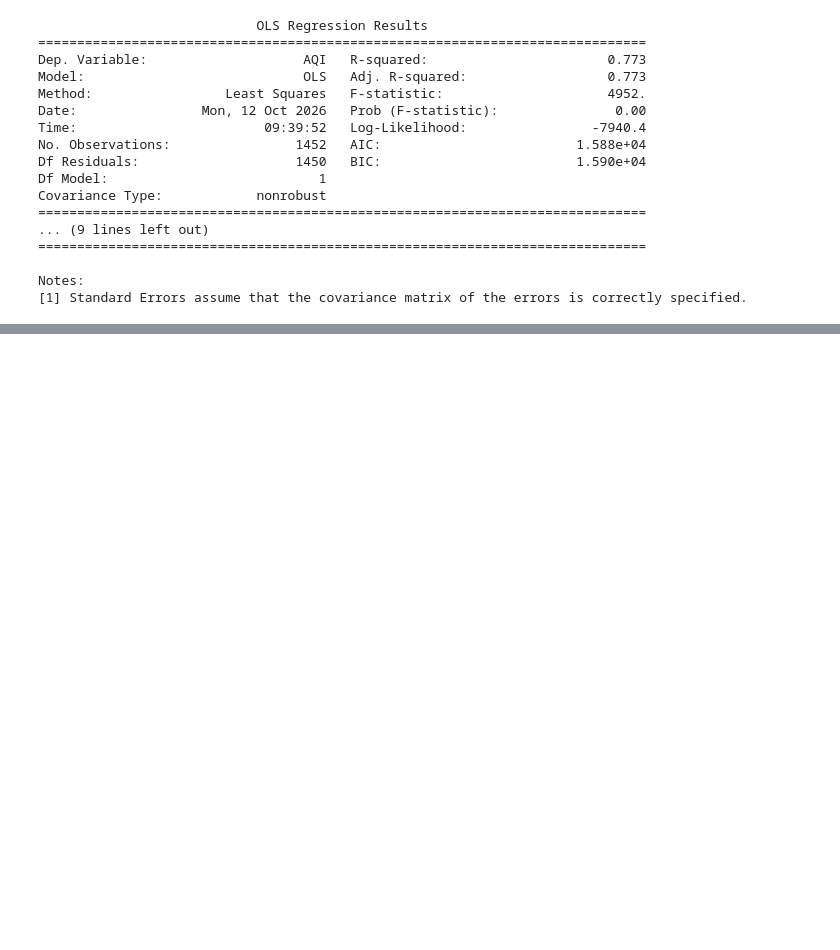
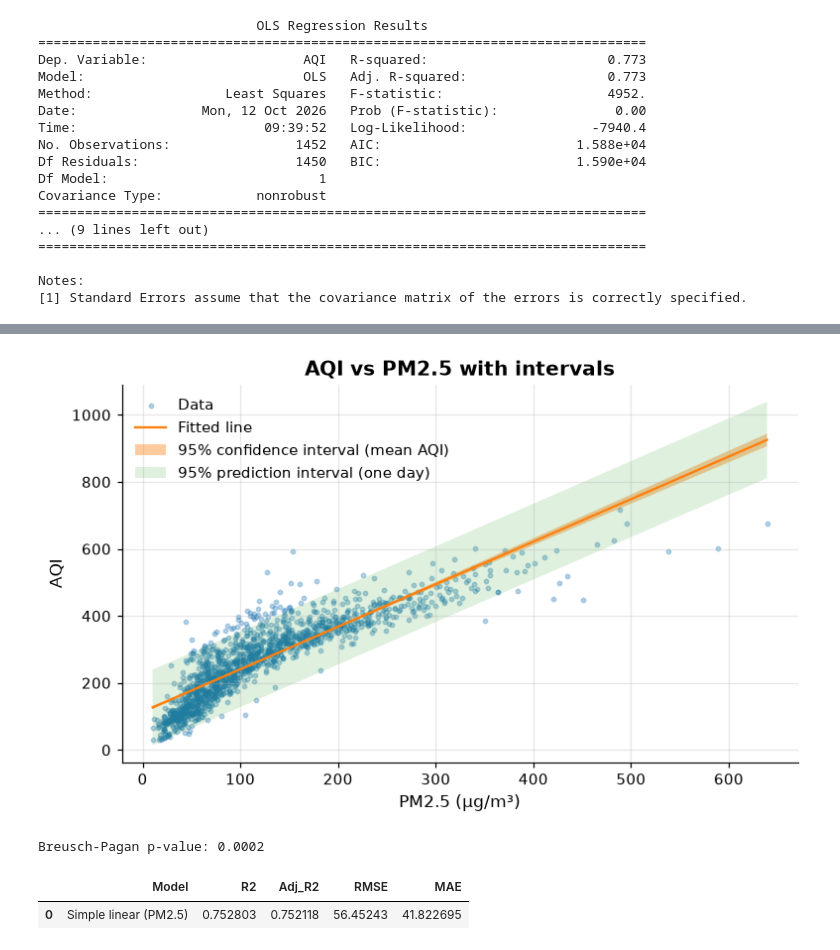
Before and after one commit to forgeth2006/aqi-predictive-analytics, a Jupyter notebook: notebooks/03_regression.ipynb, the cells around one changed output, grey strips where cells are left out. Saved outputs shown, nothing was run; the diff lists cells and outputs as text; code cells hidden in the pictures; blank space fills up the shorter version.

Commit message:
m1: simple regression diagnostics and intervals

```diff
--- a/notebooks/03_regression.ipynb
+++ b/notebooks/03_regression.ipynb
@@ -69,0 +83,28 @@ Notes:
+# %%
+grid = pd.DataFrame({"PM2.5": np.linspace(train["PM2.5"].min(), train["PM2.5"].max(), 100)})
+fr = model.get_prediction(sm.add_constant(grid)).summary_frame(alpha=1 - CONF_LEVEL)
+fig, ax = plt.subplots()
+ax.scatter(train["PM2.5"], train["AQI"], s=8, alpha=.3, label="Data")
+ax.plot(grid["PM2.5"], fr["mean"], color="C1", label="Fitted line")
+ax.fill_between(grid["PM2.5"], fr["mean_ci_lower"], fr["mean_ci_upper"], alpha=.4,
+                label="95% confidence interval (mean AQI)")
+ax.fill_between(grid["PM2.5"], fr["obs_ci_lower"], fr["obs_ci_upper"], alpha=.15,
+                label="95% prediction interval (one day)")
+ax.set(title="AQI vs PM2.5 with intervals", xlabel="PM2.5 (µg/m³)", ylabel="AQI")
+ax.legend()
+plt.show()
+# %% [output]
+[figure, added]
+# %%
+from statsmodels.stats.diagnostic import het_breuschpagan
+lm, lm_p, f, f_p = het_breuschpagan(model.resid, model.model.exog)
+print(f"Breusch-Pagan p-value: {lm_p:.4f}")
+# %% [output]
+Breusch-Pagan p-value: 0.0002
+# %%
+pred = model.predict(sm.add_constant(test[["PM2.5"]]))
+results = [{"Model": "Simple linear (PM2.5)", **regression_metrics(test["AQI"], pred, n_features=1)}]
+pd.DataFrame(results)
+# %% [output]
+|  | Model | R2 | Adj_R2 | RMSE | MAE |
+| 0 | Simple linear (PM2.5) | 0.752803 | 0.752118 | 56.45243 | 41.822695 |
```
Also changed, not shown: parts of 1 cell of this notebook.
